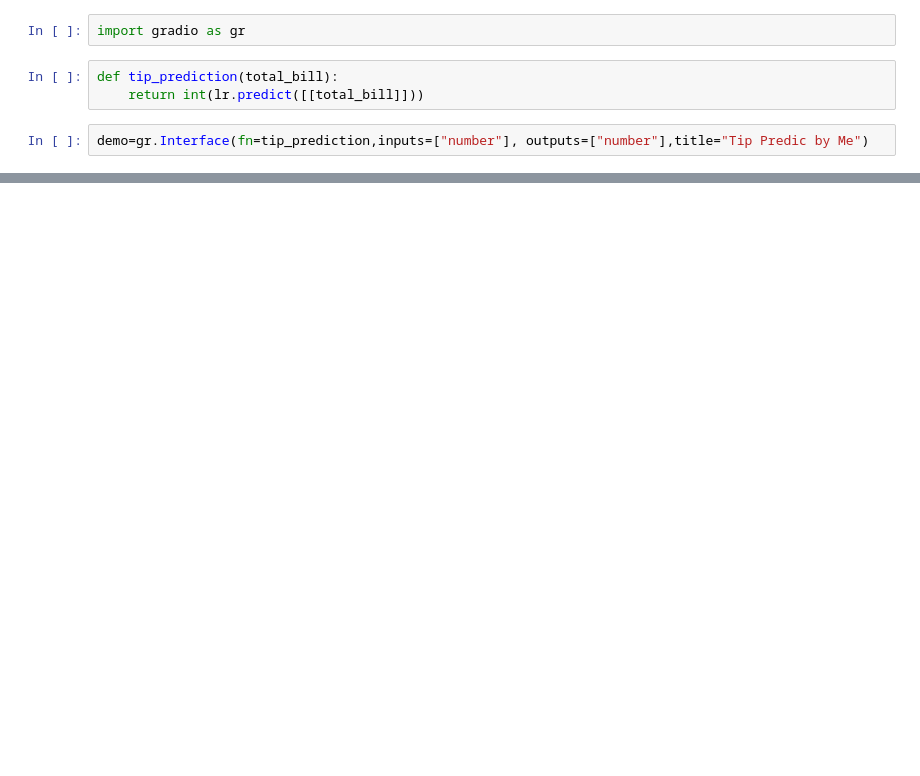
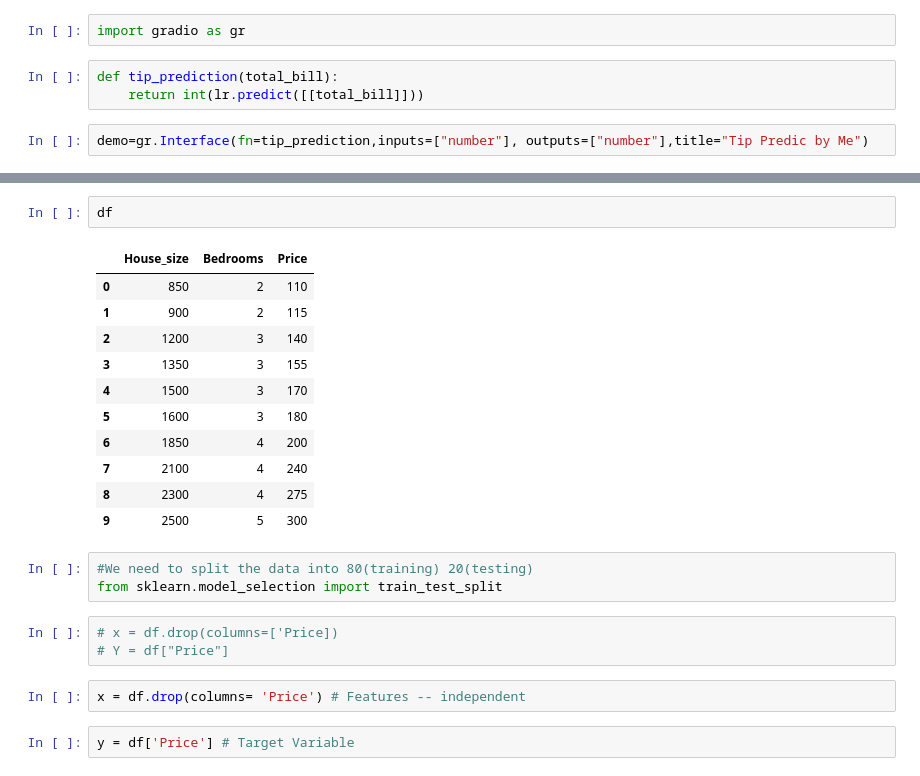
Before and after one commit to Saipranith05/Linear_regression, a Jupyter notebook: app.ipynb, the cells around one changed output, grey strips where cells are left out. Saved outputs shown, nothing was run; the diff lists cells and outputs as text; blank space fills up the shorter version.

```diff
--- a/app.ipynb
+++ b/app.ipynb
@@ -304,0 +336,24 @@ Please check your internet connection. This can happen if your antivirus softwar
+# %%
+df
+# %% [output]
+|  | House_size | Bedrooms | Price |
+| 0 | 850 | 2 | 110 |
+| 1 | 900 | 2 | 115 |
+| 2 | 1200 | 3 | 140 |
+| 3 | 1350 | 3 | 155 |
+| 4 | 1500 | 3 | 170 |
+| 5 | 1600 | 3 | 180 |
+| 6 | 1850 | 4 | 200 |
+| 7 | 2100 | 4 | 240 |
+| 8 | 2300 | 4 | 275 |
+| 9 | 2500 | 5 | 300 |
+# %%
+#We need to split the data into 80(training) 20(testing)
+from sklearn.model_selection import train_test_split
+# %%
+# x = df.drop(columns=['Price])
+# Y = df["Price"]
+# %%
+x = df.drop(columns= 'Price') # Features -- independent
+# %%
+y = df['Price'] # Target Variable
```
Also changed, not shown: parts of 31 cells of this notebook, 8 other files.
